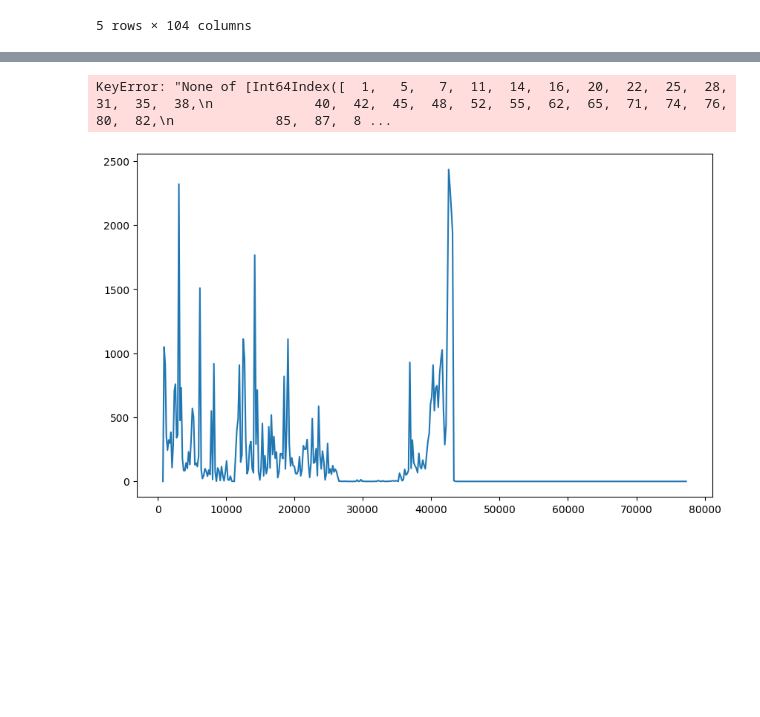
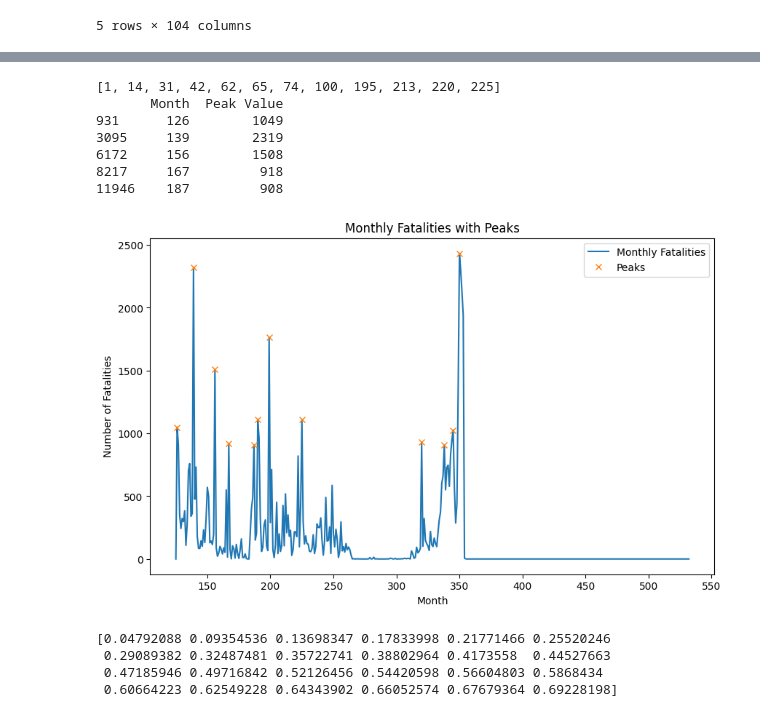
Before and after one commit to kaylanhua/conflicts, a Jupyter notebook: production/views_rf.ipynb, the cells around one changed output, grey strips where cells are left out. Saved outputs shown, nothing was run; the diff lists cells and outputs as text; code cells hidden in the pictures; blank space fills up the shorter version.

Commit message:
updating rf with poisson process

```diff
--- a/production/views_rf.ipynb
+++ b/production/views_rf.ipynb
@@ -70,25 +76,76 @@ print(X.shape)
 # %%
 # ADDING VARS: set peak var w poisson process
 from scipy.signal import find_peaks
 
 data = X['ged_sb'].copy()
+data = pd.Series(data)
 
-data = pd.Series(data)
-# Step 1: Identify peaks
-peaks, _ = find_peaks(data)  # Use height parameter to filter out noise if necessary
+
+height_threshold = data.mean() + 2 * data.std()
+peaks, _ = find_peaks(data, height=height_threshold)
+
+# TODO can use moving average
+# df = X.copy()
+# window_size = 3
+# df['moving_avg'] = df['ged_sb'].rolling(window=window_size).mean()
+# peaks, _ = find_peaks(df['ged_sb'], height=df['moving_avg'])
+
+peak_indices = list(peaks)
+print(peak_indices)
+
+peaks_df = pd.DataFrame({
+    'Month': X['month_id'].iloc[peak_indices],
+    'Peak Value': data.iloc[peak_indices]
+})
+
+print(peaks_df.head())
 
 # Plot the data and peaks
 plt.figure(figsize=(10, 6))
-plt.plot(data, label='Monthly Fatalities')
-plt.plot(peaks, data[peaks], "x", label='Peaks')
+plt.plot(X["month_id"], data, label='Monthly Fatalities')
+plt.plot(peaks_df["Month"], peaks_df["Peak Value"], "x", label='Peaks')
 plt.title('Monthly Fatalities with Peaks')
 plt.xlabel('Month')
 plt.ylabel('Number of Fatalities')
 plt.legend()
 plt.show()
 # %% [output]
-KeyError: "None of [Int64Index([  1,   5,   7,  11,  14,  16,  20,  22,  25,  28,  31,  35,  38,\n             40,  42,  45,  48,  52,  55,  62,  65,  71,  74,  76,  80,  82,\n             85,  87,  8 ...
+[1, 14, 31, 42, 62, 65, 74, 100, 195, 213, 220, 225]
+       Month  Peak Value
+931      126        1049
+3095     139        2319
+6172     156        1508
+8217     167         918
+11946    187         908
-[figure, old version]
+[figure, new version]
+# %%
+## POISSON PROCESS CODE
+import numpy as np
+import pandas as pd
+from scipy.signal import find_peaks
+
+# calculate inter-peak intervals
+inter_peak_intervals = np.diff(peaks)
+
+# estimate average time between peaks (lambda)
+lambda_est = 1 / np.mean(inter_peak_intervals)
+
+# model the poisson process
+def poisson_process_prob(t, lambda_est):
+    return 1 - np.exp(-lambda_est * t)
+
+# est the probability of future peaks
+future_months = np.arange(1, 25)  # Example: next 24 months
+probabilities = poisson_process_prob(future_months, lambda_est)
+print(probabilities)
+
+# Create a new column "peak_prob" in X
+X['peak_prob'] = X['since_war_start'].apply(lambda t: poisson_process_prob(t, lambda_est))
+# %% [output]
+[0.04792088 0.09354536 0.13698347 0.17833998 0.21771466 0.25520246
+ 0.29089382 0.32487481 0.35722741 0.38802964 0.4173558  0.44527663
+ 0.47185946 0.49716842 0.52126456 0.54420598 0.56604803 0.5868434
+ 0.60664223 0.62549228 0.64343902 0.66052574 0.67679364 0.69228198]
 # %%
 # # STANDARDIZATION APPROACH
 # from sklearn.preprocessing import StandardScaler
```
Also changed, not shown: parts of 10 cells of this notebook.
